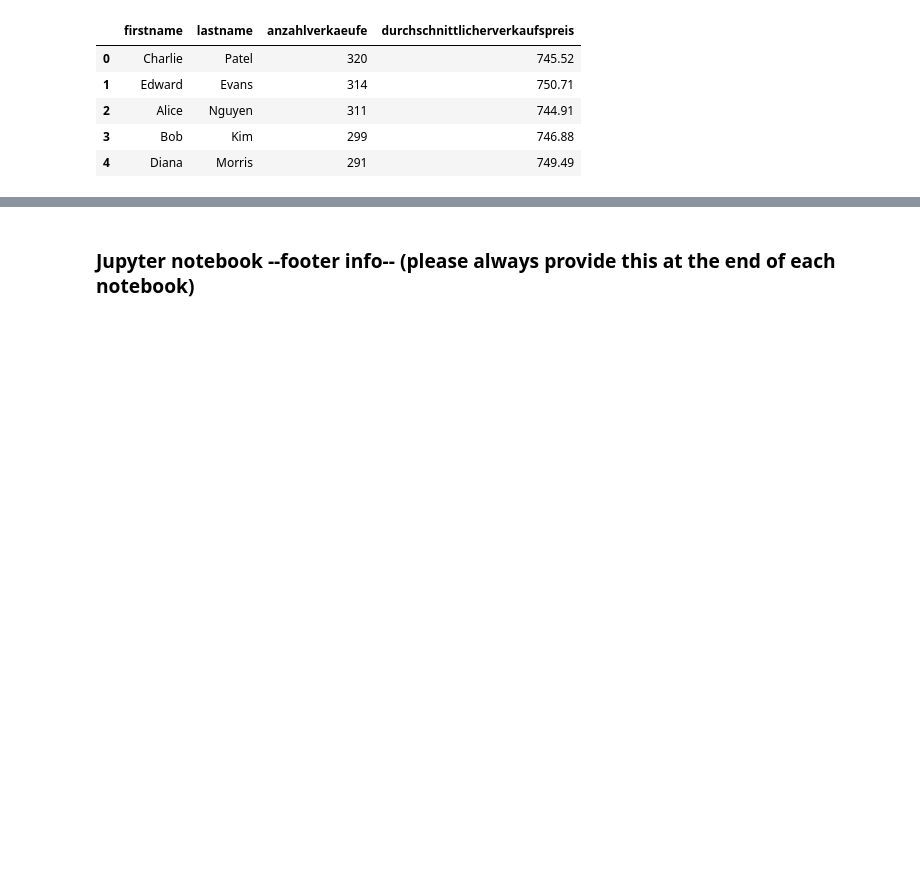
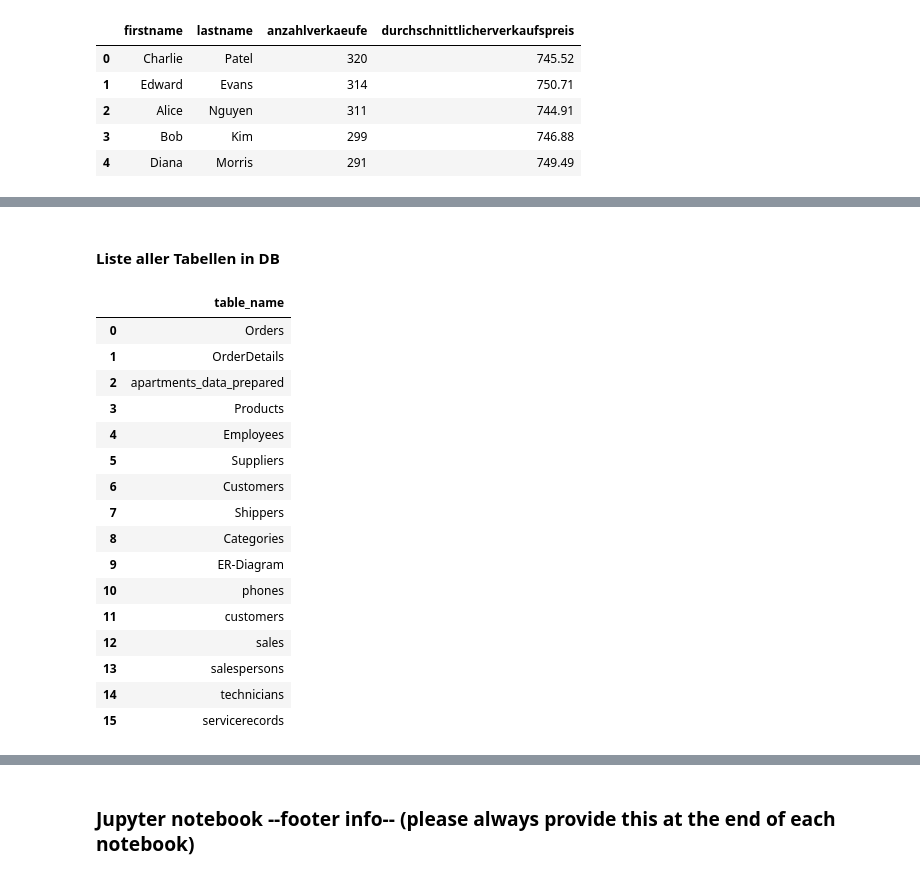
Before and after one commit to blobb3/python_postgresql_pgadmin, a Jupyter notebook: Test_Exam_Relationale_Daten_Solution.ipynb, the cells around one changed output, grey strips where cells are left out. Saved outputs shown, nothing was run; the diff lists cells and outputs as text; code cells hidden in the pictures; blank space fills up the shorter version.

```diff
--- a/Test_Exam_Relationale_Daten_Solution.ipynb
+++ b/Test_Exam_Relationale_Daten_Solution.ipynb
@@ -544,0 +580,35 @@ df_sub
+# %% [markdown]
+#### Liste aller Tabellen in DB
+# %%
+# Engine für Datenbankverbindung erstellen
+engine = create_engine(db_connection_url)
+
+# SQL-Abfrage erstellen und Ergebnis in einem DataFrame speichern
+df_sub = pd.read_sql_query("""SELECT table_name
+                           FROM information_schema.tables
+                           WHERE table_schema = 'public';""",
+                           con=engine)
+
+# Datenbankverbindung trennen
+engine.dispose()
+
+# Ergebnis anzeigen
+df_sub
+# %% [output]
+|  | table_name |
+| 0 | Orders |
+| 1 | OrderDetails |
+| 2 | apartments_data_prepared |
+| 3 | Products |
+| 4 | Employees |
+| 5 | Suppliers |
+| 6 | Customers |
+| 7 | Shippers |
+| 8 | Categories |
+| 9 | ER-Diagram |
+| 10 | phones |
+| 11 | customers |
+| 12 | sales |
+| 13 | salespersons |
+| 14 | technicians |
+| 15 | servicerecords |
```
Also changed, not shown: parts of 5 cells of this notebook.
